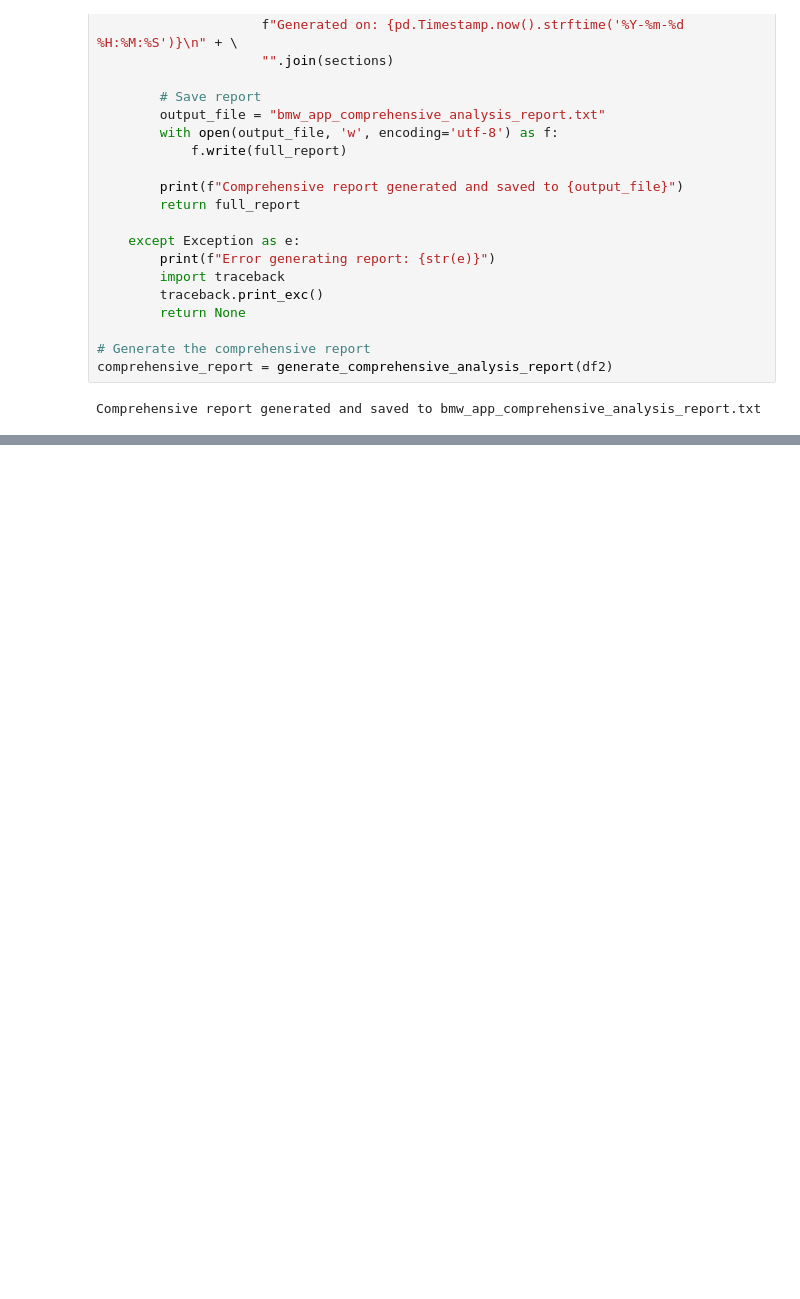
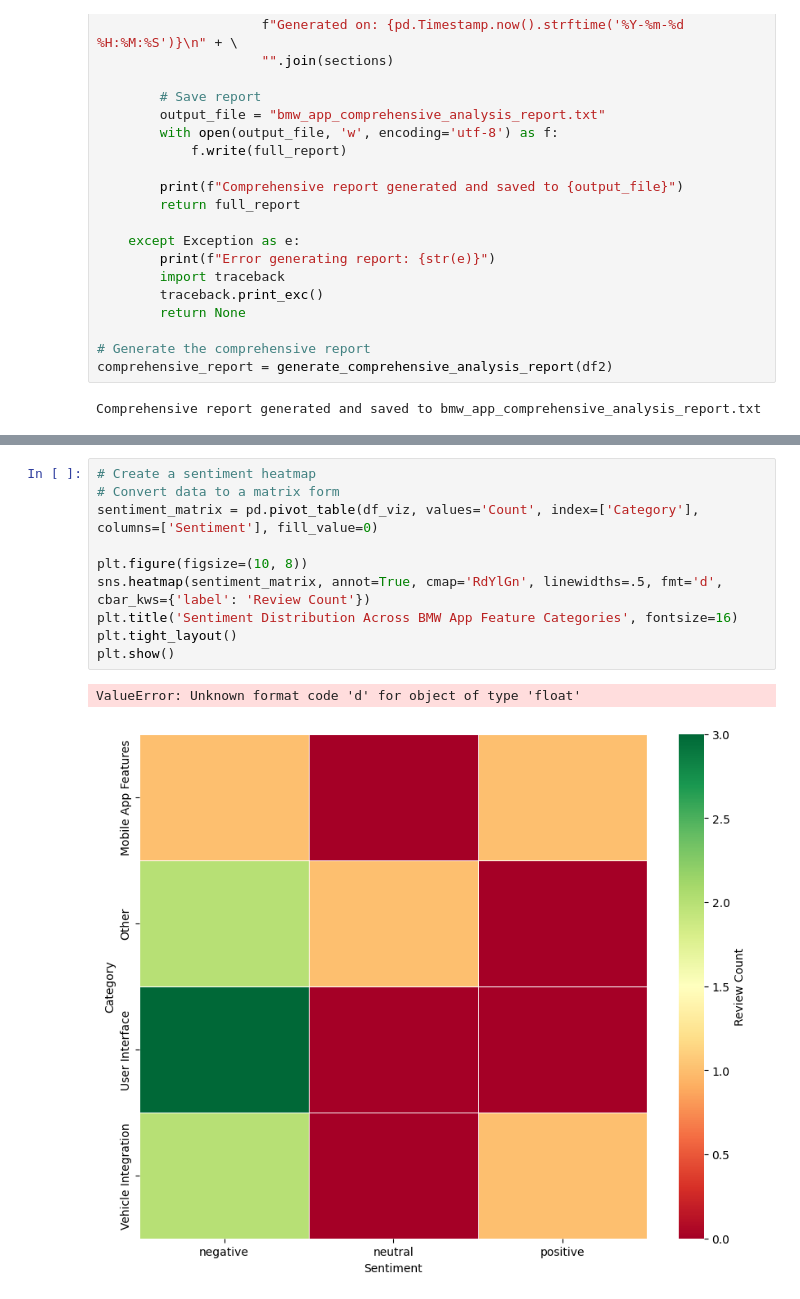
Before and after one commit to NicoCampa/GenAI_Text_Mining_BMW, a Jupyter notebook: MyBMWappSent.ipynb, the cells around one changed output, grey strips where cells are left out. Saved outputs shown, nothing was run; the diff lists cells and outputs as text; blank space fills up the shorter version.

```diff
--- a/MyBMWappSent.ipynb
+++ b/MyBMWappSent.ipynb
@@ -1344,0 +1652,13 @@ Comprehensive report generated and saved to bmw_app_comprehensive_analysis_repor
+# %%
+# Create a sentiment heatmap
+# Convert data to a matrix form
+sentiment_matrix = pd.pivot_table(df_viz, values='Count', index=['Category'], columns=['Sentiment'], fill_value=0)
+
+plt.figure(figsize=(10, 8))
+sns.heatmap(sentiment_matrix, annot=True, cmap='RdYlGn', linewidths=.5, fmt='d', cbar_kws={'label': 'Review Count'})
+plt.title('Sentiment Distribution Across BMW App Feature Categories', fontsize=16)
+plt.tight_layout()
+plt.show()
+# %% [output]
+ValueError: Unknown format code 'd' for object of type 'float'
+[figure, added]
```
Also changed, not shown: parts of 25 cells of this notebook, 28 other files.
